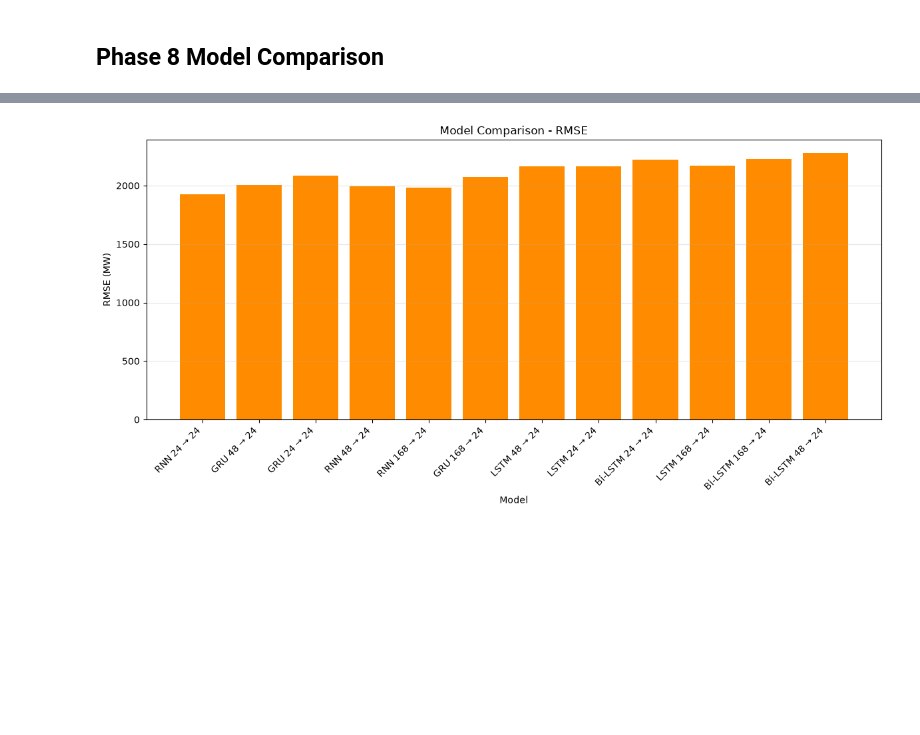
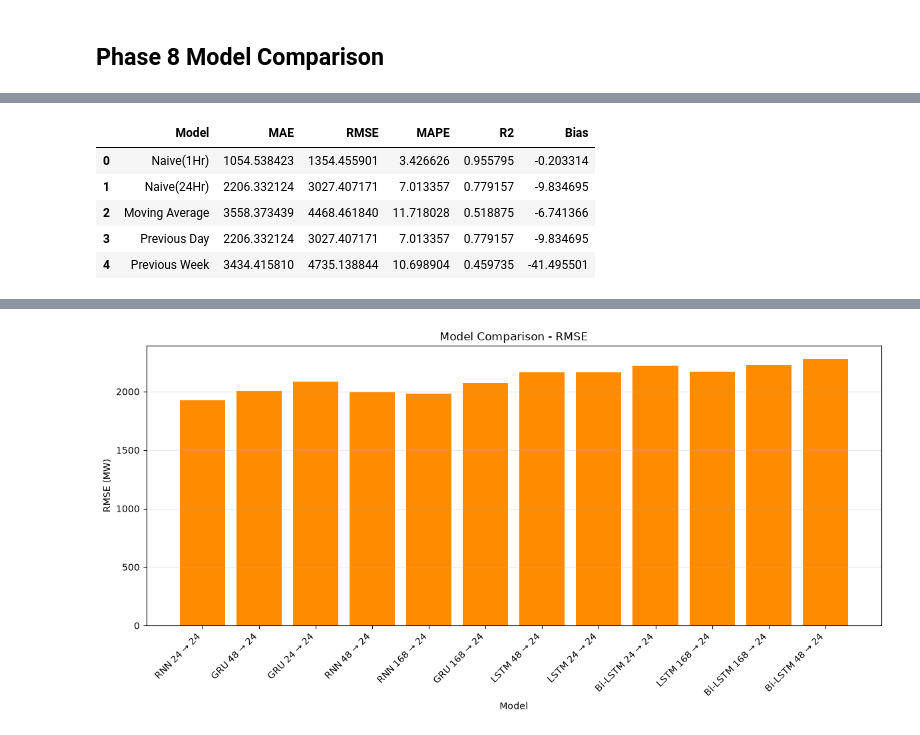
Before and after one commit to Harini-Loganathan-0001/AximSoft_Weekly_Tasks, a Jupyter notebook: week_10/Phase(7,8).ipynb, the cells around one changed output, grey strips where cells are left out. Saved outputs shown, nothing was run; the diff lists cells and outputs as text; code cells hidden in the pictures; blank space fills up the shorter version.

```diff
--- a/week_10/Phase(7,8).ipynb
+++ b/week_10/Phase(7,8).ipynb
@@ -716,0 +627,11 @@ display(phase8_df)
+# %%
+phase4_results = pd.read_csv("processed_data/phase4_baseline_results.csv")
+# %%
+phase4_results
+# %% [output]
+|  | Model | MAE | RMSE | MAPE | R2 | Bias |
+| 0 | Naive(1Hr) | 1054.538423 | 1354.455901 | 3.426626 | 0.955795 | -0.203314 |
+| 1 | Naive(24Hr) | 2206.332124 | 3027.407171 | 7.013357 | 0.779157 | -9.834695 |
+| 2 | Moving Average | 3558.373439 | 4468.461840 | 11.718028 | 0.518875 | -6.741366 |
+| 3 | Previous Day | 2206.332124 | 3027.407171 | 7.013357 | 0.779157 | -9.834695 |
+| 4 | Previous Week | 3434.415810 | 4735.138844 | 10.698904 | 0.459735 | -41.495501 |
```
Also changed, not shown: parts of 7 cells of this notebook, 3 other files.
